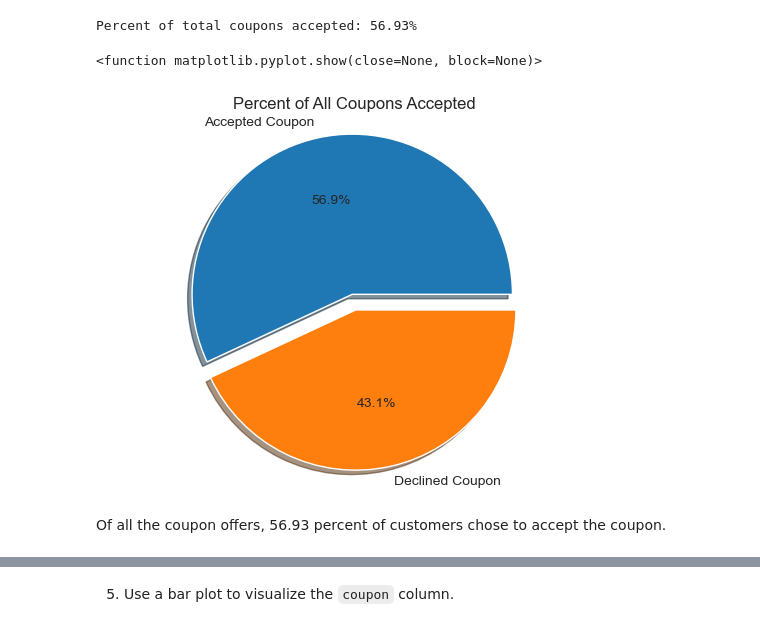
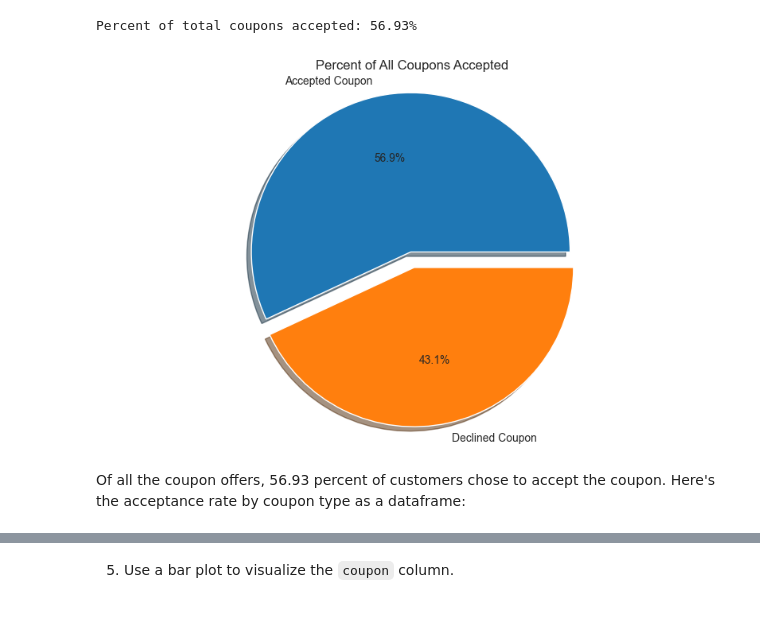
Before and after one commit to stephen-scheiman/final_assignment_5.1, a Jupyter notebook: prompt.ipynb, the cells around one changed output, grey strips where cells are left out. Drawn from its saved outputs; the diff is of its cells as text; code cells hidden in the pictures.

```diff
--- a/prompt.ipynb
+++ b/prompt.ipynb
@@ -141,12 +141,12 @@ print(f'Percent of total coupons accepted: {percent_accepted:.2f}%')
 # %% [output]
 Percent of total coupons accepted: 56.93%
 # %%
+plt.figure(figsize=(10,6))
 plt.pie(data['Y'].value_counts(),labels=['Accepted Coupon','Declined Coupon'],explode=(0,0.1),autopct='%1.1f%%',shadow=True)
 plt.axis('equal')
 plt.title('Percent of All Coupons Accepted')
-plt.show
+plt.show;
 # %% [output]
-<function matplotlib.pyplot.show(close=None, block=None)>
-[figure, old version]
+[figure, new version]
 # %% [markdown]
-Of all the coupon offers, 56.93 percent of customers chose to accept the coupon.
+Of all the coupon offers, 56.93 percent of customers chose to accept the coupon. Here's the acceptance rate by coupon type as a dataframe:
```
Also changed, not shown: parts of 24 cells of this notebook.
